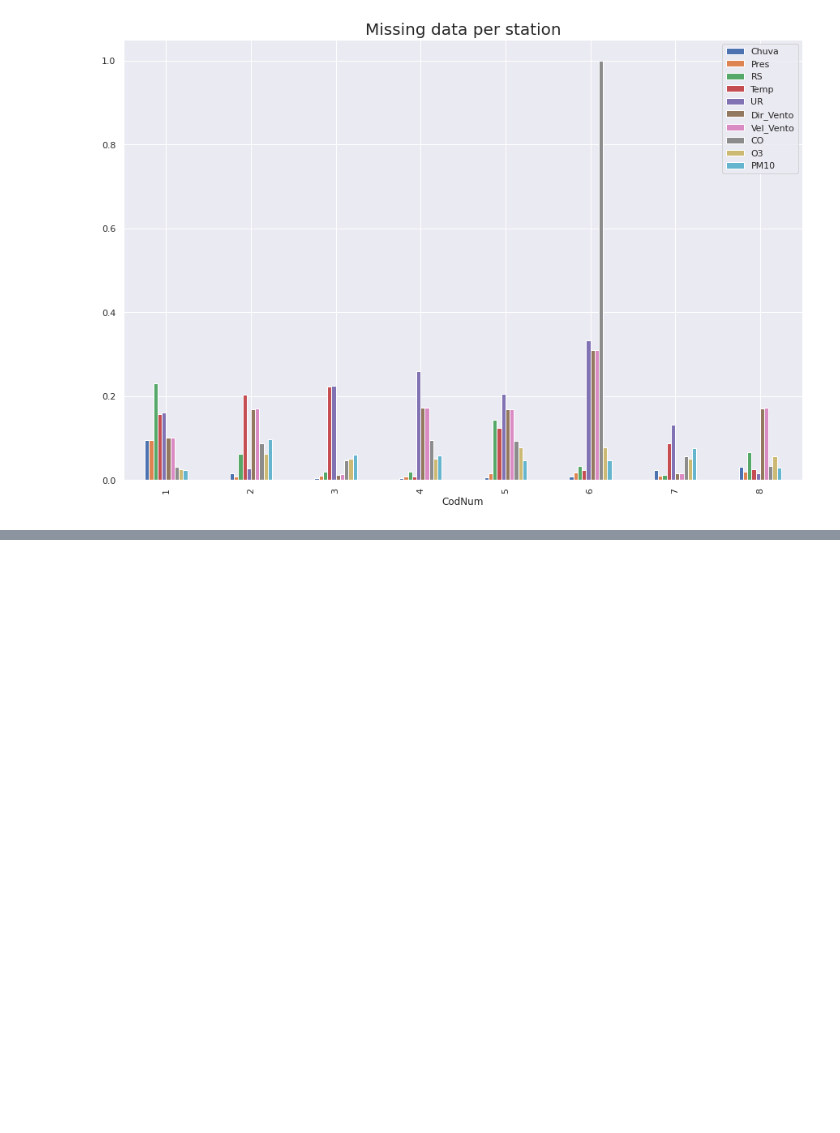
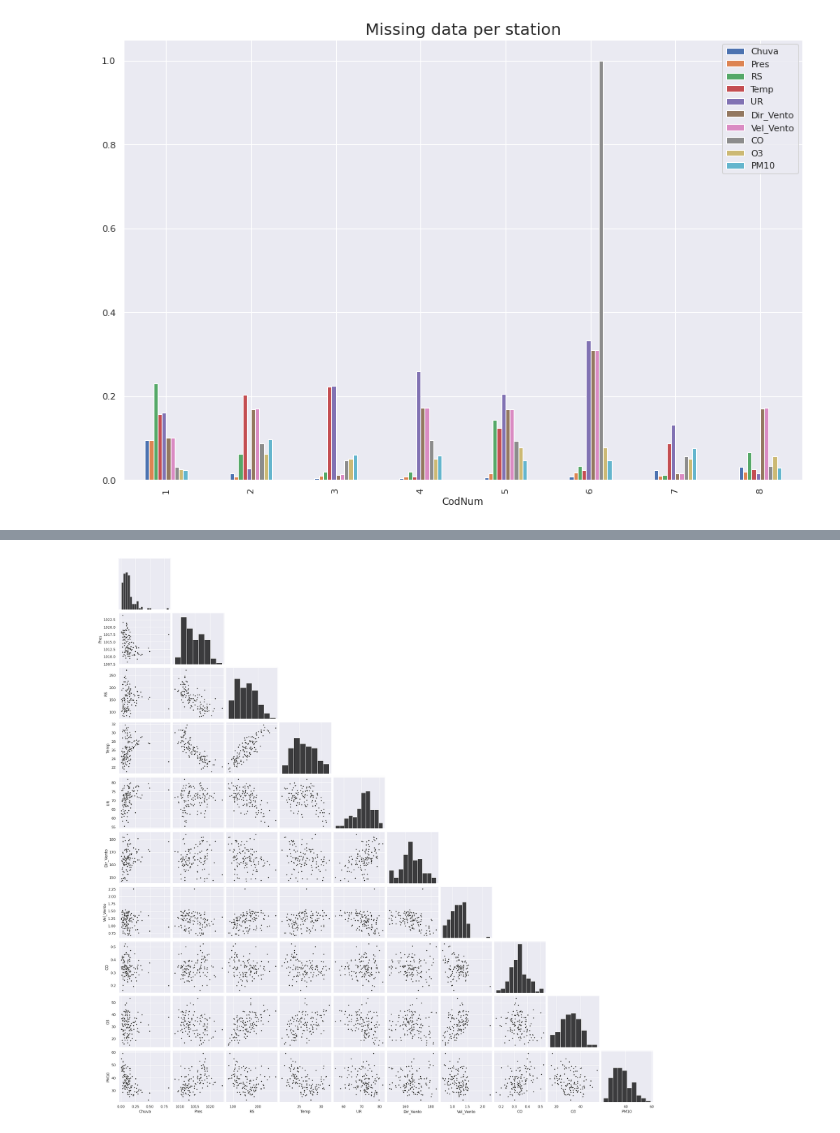
Before and after one commit to lucasmoschen/machine-learning-project, a Jupyter notebook: notebooks/eda.ipynb, the cells around one changed output, grey strips where cells are left out. Cells and saved outputs as stored; diff of their text form; code cells hidden in the pictures; blank space fills up the shorter version.

```diff
--- a/notebooks/eda.ipynb
+++ b/notebooks/eda.ipynb
@@ -196,0 +308,11 @@ dtype: int64
+# %%
+air_data_daily_code = air_data.sort_values(by = "Data").groupby(["year","month"]).mean()[consider_var]
+# %%
+sns.pairplot(
+    air_data_daily_code,
+    plot_kws=dict(marker=".", s=50, color='black'),
+    diag_kws=dict(color="black"),
+    corner=True
+)
+# %% [output]
+[figure, added]
```
Also changed, not shown: parts of 16 cells of this notebook, 6 other files.
